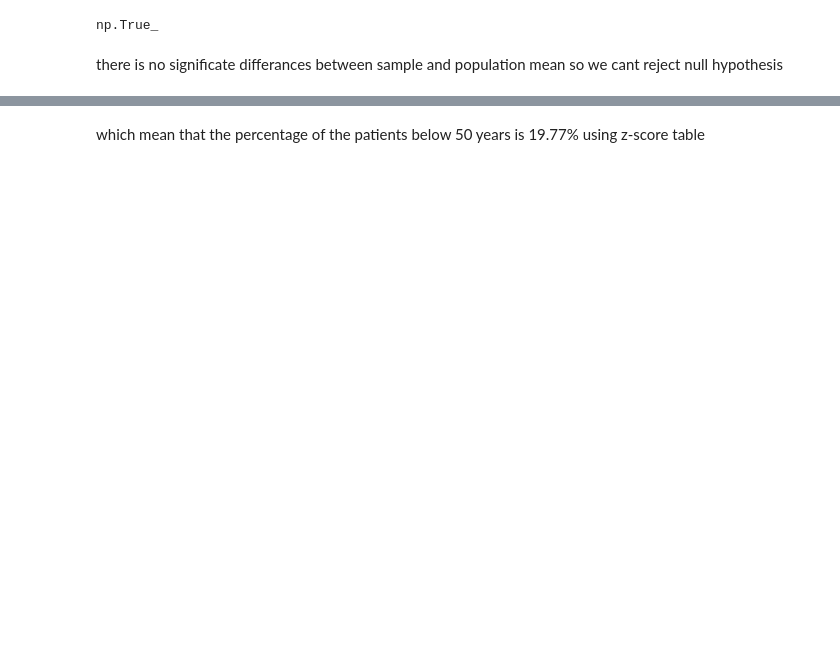
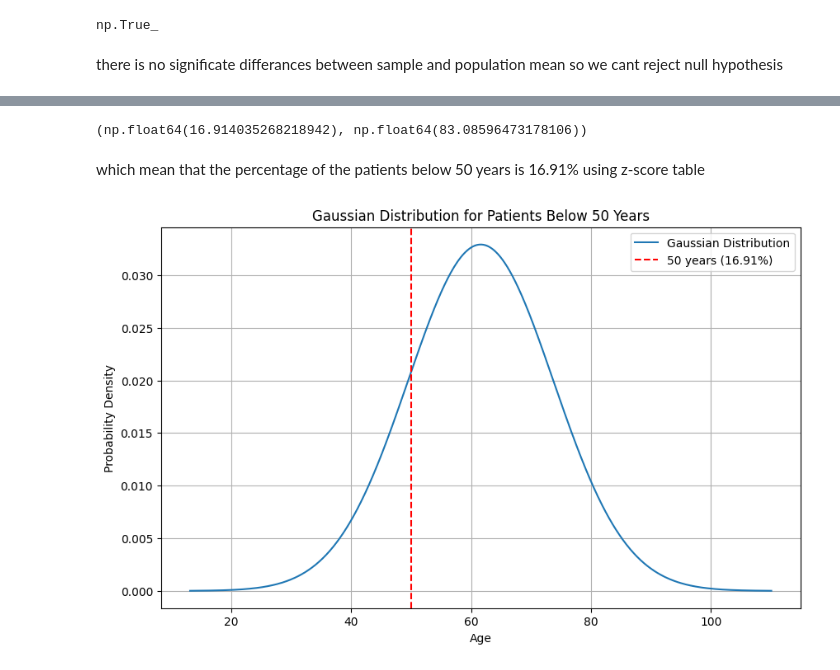
Before and after one commit to amr-salah92/Breast-Cancer-Gene-Expression-by-age-Analysis, a Jupyter notebook: breast cancer gene expresion.ipynb, the cells around one changed output, grey strips where cells are left out. Saved outputs shown, nothing was run; the diff lists cells and outputs as text; code cells hidden in the pictures; blank space fills up the shorter version.

```diff
--- a/breast cancer gene expresion.ipynb
+++ b/breast cancer gene expresion.ipynb
@@ -127,2 +131,34 @@ np.float64(-0.6269918569205646)
+# %%
+# Calculate the percentage below 50
+percent_below = norm.cdf(below_50) * 100
+
+# Calculate the percentage above 50
+percent_above = (1 - norm.cdf(below_50)) * 100
+
+percent_below, percent_above
+# %% [output]
+(np.float64(16.914035268218942), np.float64(83.08596473178106))
 # %% [markdown]
-which mean that the percentage of the patients below 50 years is  19.77% using z-score table
+which mean that the percentage of the patients below 50 years is  16.91% using z-score table
+# %%
+# Generate Gaussian distribution
+mean = samp_mean
+std = samp_std
+x = np.linspace(mean - 4*std, mean + 4*std, 1000)
+pdf = norm.pdf(x, mean, std)
+
+# Calculate percentage below 50 years
+percent_below_50 = norm.cdf(50, mean, std) * 100
+
+# Plot the distribution
+plt.figure(figsize=(10, 6))
+plt.plot(x, pdf, label='Gaussian Distribution')
+plt.axvline(50, color='red', linestyle='--', label=f'50 years ({percent_below_50:.2f}%)')
+plt.title('Gaussian Distribution for Patients Below 50 Years')
+plt.xlabel('Age')
+plt.ylabel('Probability Density')
+plt.legend()
+plt.grid()
+plt.show()
+# %% [output]
+[figure, added]
```
Also changed, not shown: parts of 8 cells of this notebook.
